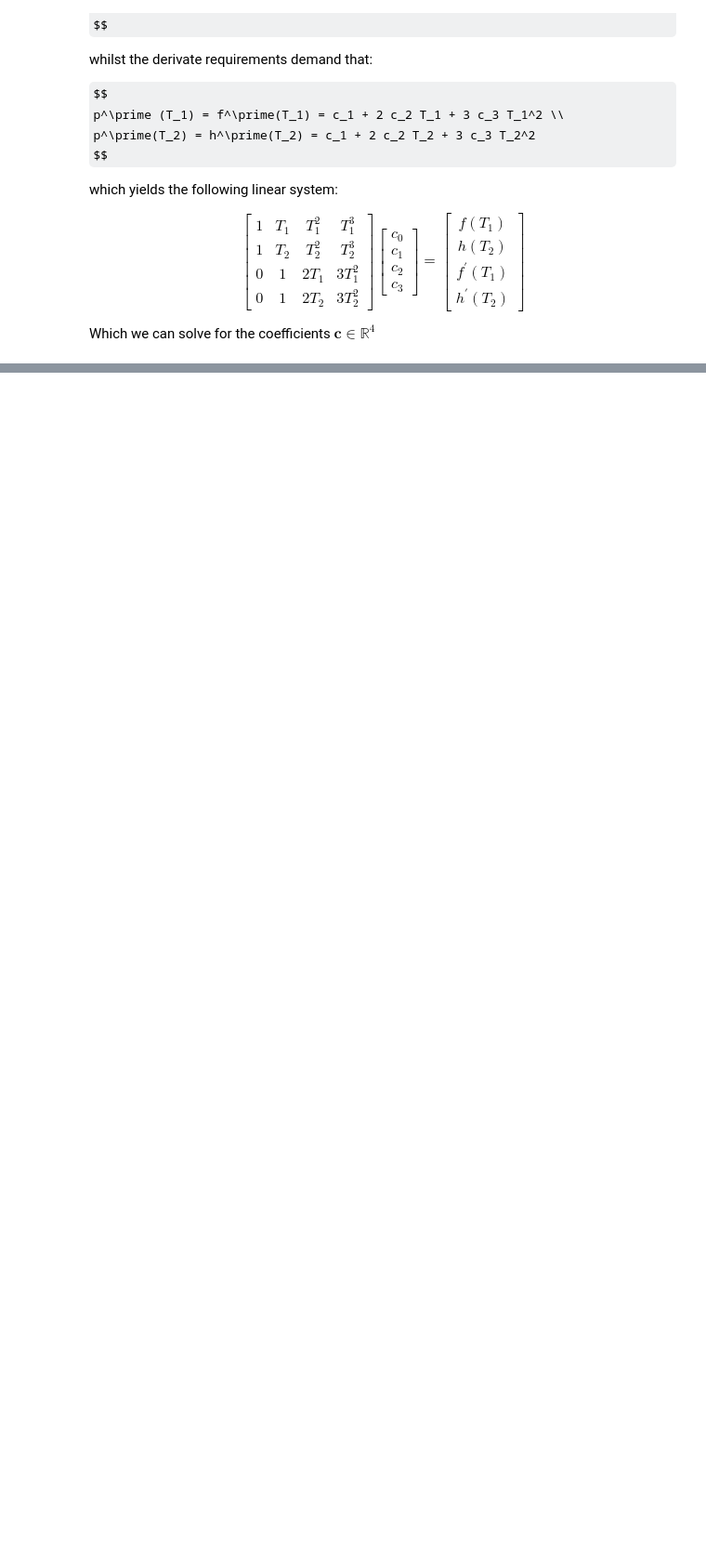
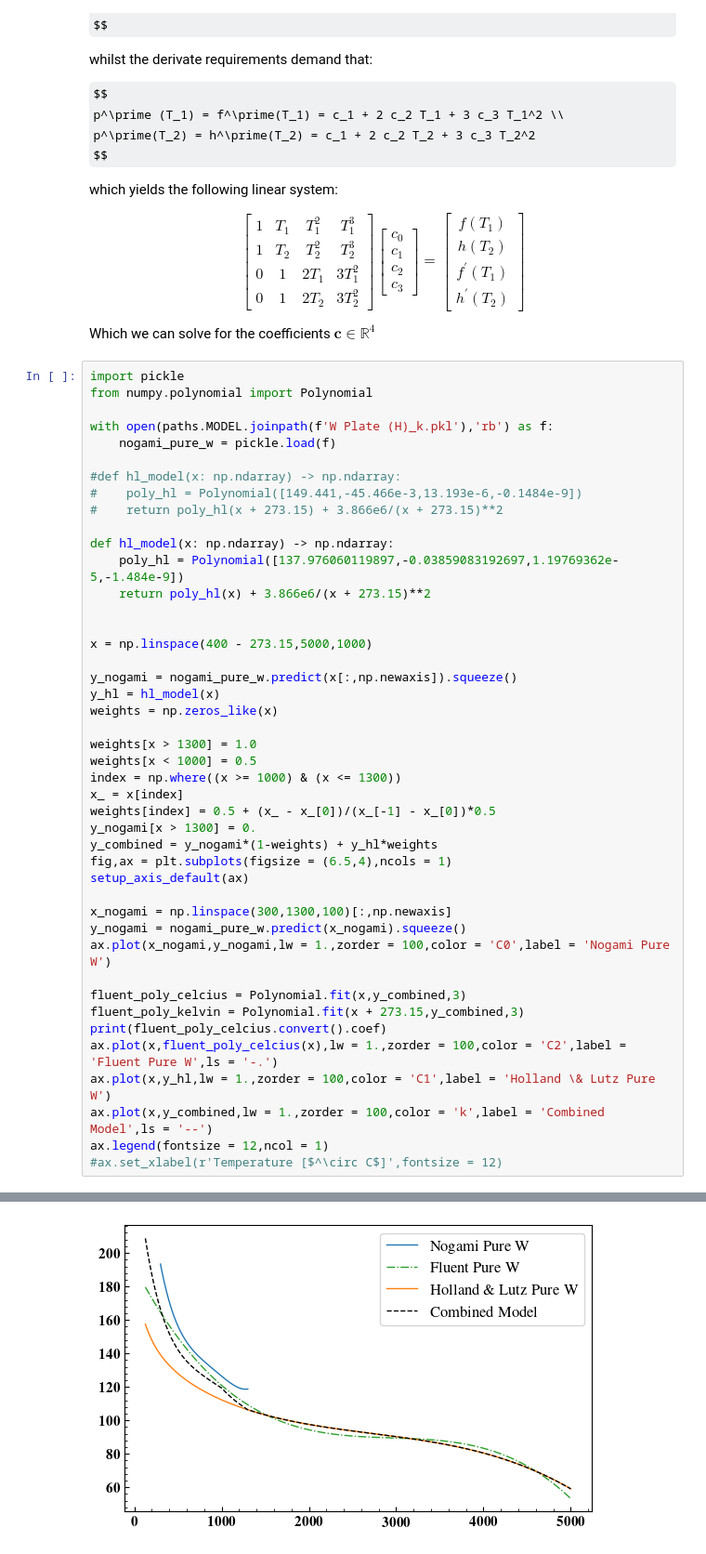
Before and after one commit to ml-ME-gatech/modeling_tungsten, a Jupyter notebook: engineering_models/modeling/conductivity_modeling.ipynb, the cells around one changed output, grey strips where cells are left out. Shown at 93% size. Cells and saved outputs as stored; diff of their text form; some formulas as TeX source; blank space fills up the shorter version.

```diff
--- a/engineering_models/modeling/conductivity_modeling.ipynb
+++ b/engineering_models/modeling/conductivity_modeling.ipynb
@@ -554,3 +554,48 @@ $$
 $$
 
 Which we can solve for the coefficients $\mathbf{c} \in \mathbb{R}^4$
+# %%
+import pickle
+from numpy.polynomial import Polynomial
+
+with open(paths.MODEL.joinpath(f'W Plate (H)_k.pkl'),'rb') as f:
+    nogami_pure_w = pickle.load(f)
+
+#def hl_model(x: np.ndarray) -> np.ndarray:
+#    poly_hl = Polynomial([149.441,-45.466e-3,13.193e-6,-0.1484e-9])
+#    return poly_hl(x + 273.15) + 3.866e6/(x + 273.15)**2
+
+def hl_model(x: np.ndarray) -> np.ndarray:
+    poly_hl = Polynomial([137.976060119897,-0.03859083192697,1.19769362e-5,-1.484e-9])
+    return poly_hl(x) + 3.866e6/(x + 273.15)**2
+
+
+x = np.linspace(400 - 273.15,5000,1000)
+
+y_nogami = nogami_pure_w.predict(x[:,np.newaxis]).squeeze()
+y_hl = hl_model(x)
+weights = np.zeros_like(x)
+
+weights[x > 1300] = 1.0
+weights[x < 1000] = 0.5
+index = np.where((x >= 1000) & (x <= 1300))
+x_ = x[index]
+weights[index] = 0.5 + (x_ - x_[0])/(x_[-1] - x_[0])*0.5
+y_nogami[x > 1300] = 0.
+y_combined = y_nogami*(1-weights) + y_hl*weights
+fig,ax = plt.subplots(figsize = (6.5,4),ncols = 1)
+setup_axis_default(ax)
+
+x_nogami = np.linspace(300,1300,100)[:,np.newaxis]
+y_nogami = nogami_pure_w.predict(x_nogami).squeeze()
+ax.plot(x_nogami,y_nogami,lw = 1.,zorder = 100,color = 'C0',label = 'Nogami Pure W')
+
+fluent_poly_celcius = Polynomial.fit(x,y_combined,3)
+fluent_poly_kelvin = Polynomial.fit(x + 273.15,y_combined,3)
+print(fluent_poly_celcius.convert().coef)
+ax.plot(x,fluent_poly_celcius(x),lw = 1.,zorder = 100,color = 'C2',label = 'Fluent Pure W',ls = '-.')
+ax.plot(x,y_hl,lw = 1.,zorder = 100,color = 'C1',label = 'Holland \& Lutz Pure W')
+ax.plot(x,y_combined,lw = 1.,zorder = 100,color = 'k',label = 'Combined Model',ls = '--')
+ax.legend(fontsize = 12,ncol = 1)
+#ax.set_xlabel(r'Temperature [$^\circ C$]',fontsize = 12)
+# %% [output]
@@ -556,0 +604 @@ Which we can solve for the coefficients $\mathbf{c} \in \mathbb{R}^4$
+[figure, added]
```
Also changed, not shown: parts of 2 cells of this notebook, 14 other files.
